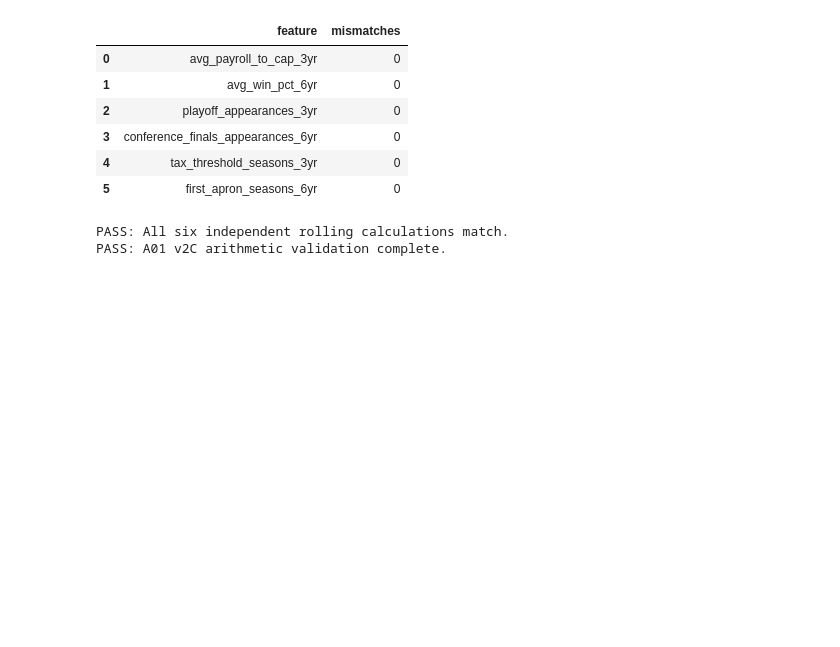
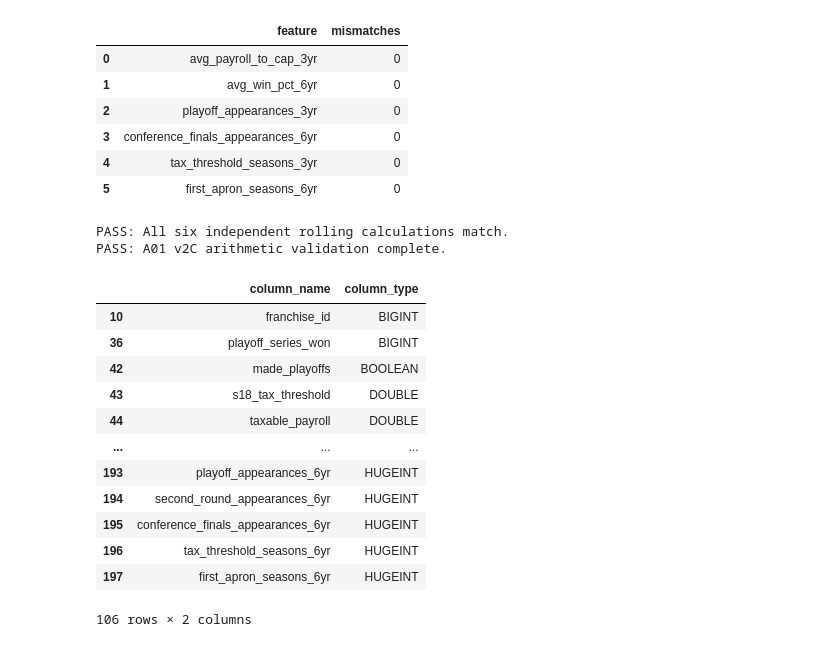
Before and after one commit to jtran226/nba_economics, a Jupyter notebook: notebooks/a01_franchise_season_build.ipynb, the cells around one changed output. Cells and saved outputs as stored; diff of their text form; code cells hidden in the pictures; blank space fills up the shorter version.

```diff
--- a/notebooks/a01_franchise_season_build.ipynb
+++ b/notebooks/a01_franchise_season_build.ipynb
@@ -3851,3 +3844,40 @@ print("PASS: A01 v2C arithmetic validation complete.")
 | 5 | first_apron_seasons_6yr | 0 |
 PASS: All six independent rolling calculations match.
 PASS: A01 v2C arithmetic validation complete.
+# %%
+# Inspect existing A01 v2C columns that may support state transitions.
+# This does not modify any data or create new features.
+
+columns = con.sql("""
+    DESCRIBE SELECT *
+    FROM a01_v2c_rolling
+""").df()
+
+# Show columns related to financial thresholds and postseason outcomes.
+keywords = [
+    "tax", "apron", "playoff",
+    "second_round", "conference_finals",
+    "season_year", "franchise_id"
+]
+
+mask = columns["column_name"].str.contains(
+    "|".join(keywords),
+    case=False,
+    regex=True
+)
+
+display(columns.loc[mask, ["column_name", "column_type"]])
+# %% [output]
+|  | column_name | column_type |
+| 10 | franchise_id | BIGINT |
+| 36 | playoff_series_won | BIGINT |
+| 42 | made_playoffs | BOOLEAN |
+| 43 | s18_tax_threshold | DOUBLE |
+| 44 | taxable_payroll | DOUBLE |
+| ... | ... | ... |
+| 193 | playoff_appearances_6yr | HUGEINT |
+| 194 | second_round_appearances_6yr | HUGEINT |
+| 195 | conference_finals_appearances_6yr | HUGEINT |
+| 196 | tax_threshold_seasons_6yr | HUGEINT |
+| 197 | first_apron_seasons_6yr | HUGEINT |
+106 rows × 2 columns
```
Also changed, not shown: parts of 13 cells of this notebook, 3 other files.
